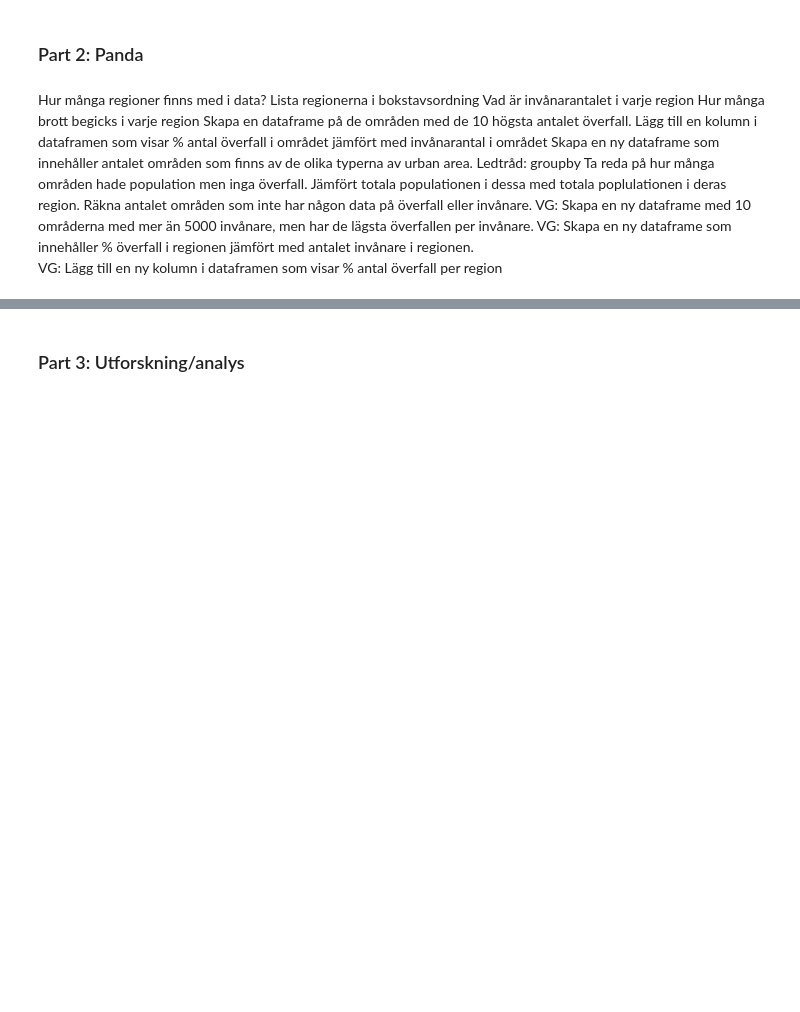
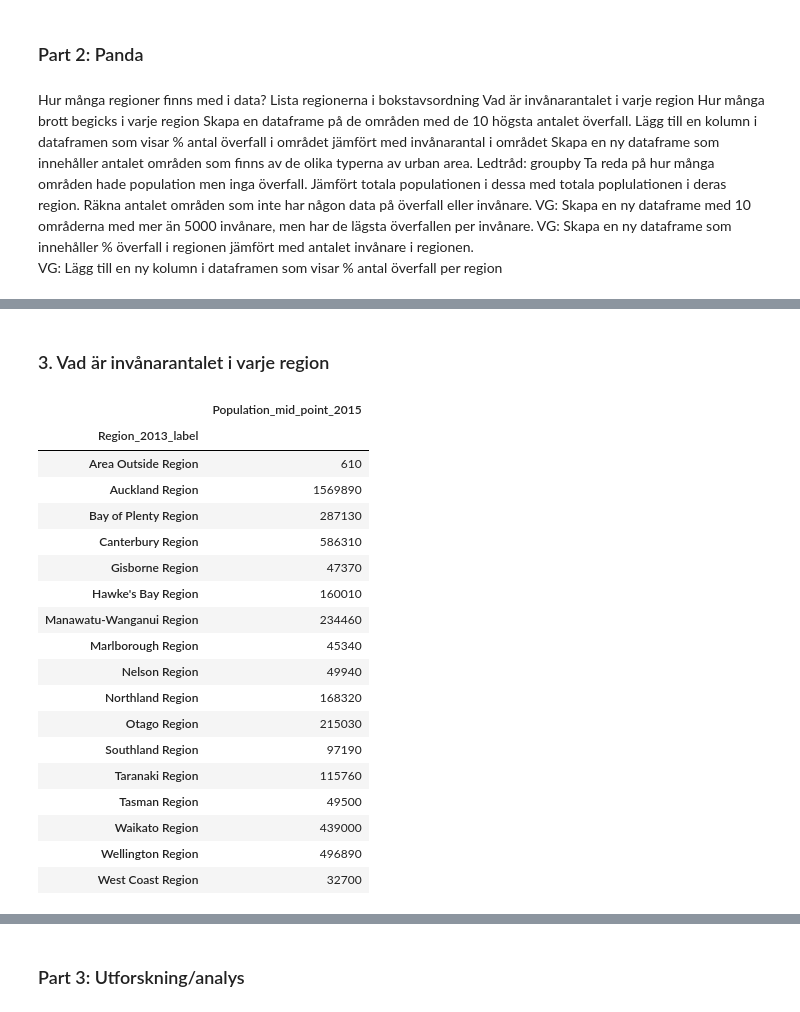
Before and after one commit to tfr10sj1/Kurs2_AI, a Jupyter notebook: Inlamningsuppgift_2_Sam_Jabbar.ipynb, the cells around one changed output, grey strips where cells are left out. Cells and saved outputs as stored; diff of their text form; code cells hidden in the pictures; blank space fills up the shorter version.

```diff
--- a/Inlamningsuppgift_2_Sam_Jabbar.ipynb
+++ b/Inlamningsuppgift_2_Sam_Jabbar.ipynb
@@ -151,0 +190,25 @@ AttributeError: 'Series' object has no attribute 'sort'
+# %% [markdown]
+### 3. Vad är invånarantalet i varje region
+# %%
+df1 = assults.groupby('Region_2013_label')[['Population_mid_point_2015' , 'Region_2013_label']].sum()
+df1
+# %% [output]
+|  | Population_mid_point_2015 |
+| Region_2013_label |  |
+| Area Outside Region | 610 |
+| Auckland Region | 1569890 |
+| Bay of Plenty Region | 287130 |
+| Canterbury Region | 586310 |
+| Gisborne Region | 47370 |
+| Hawke's Bay Region | 160010 |
+| Manawatu-Wanganui Region | 234460 |
+| Marlborough Region | 45340 |
+| Nelson Region | 49940 |
+| Northland Region | 168320 |
+| Otago Region | 215030 |
+| Southland Region | 97190 |
+| Taranaki Region | 115760 |
+| Tasman Region | 49500 |
+| Waikato Region | 439000 |
+| Wellington Region | 496890 |
+| West Coast Region | 32700 |
```
Also changed, not shown: parts of 18 cells of this notebook.
